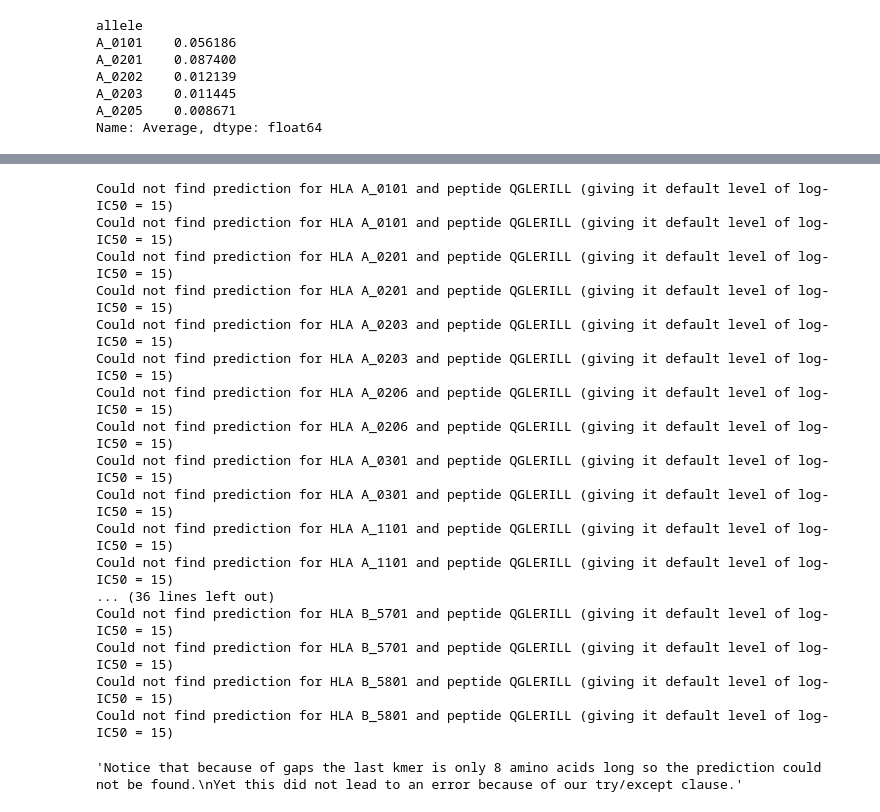
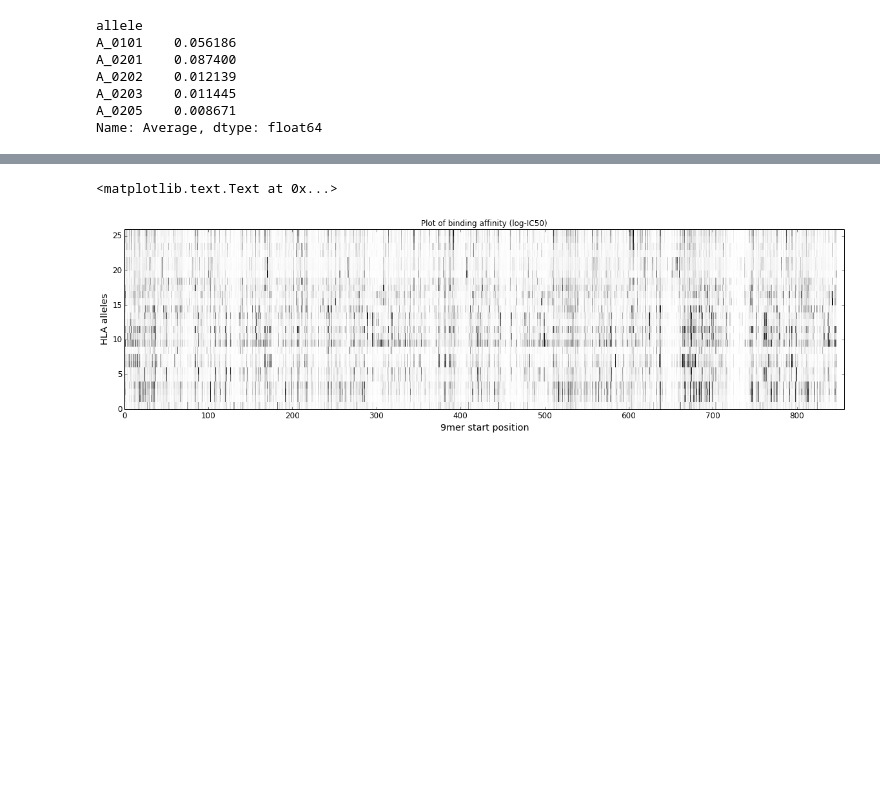
Before and after one commit to agartland/notebooks, a Jupyter notebook: epitope_hotspot.ipynb, the cells around one changed output, grey strips where cells are left out. Saved outputs shown, nothing was run; the diff lists cells and outputs as text; code cells hidden in the pictures; blank space fills up the shorter version.

```diff
--- a/epitope_hotspot.ipynb
+++ b/epitope_hotspot.ipynb
@@ -61,49 +106,39 @@ for k in ba.keys()[:10]:
 # %%
-"""Now create a 2D matrix of binding affinities for the single sequence of shape [Npos x NHLAs]"""
+"""Create a 2D matrix of binding affinities for the single sequence of shape [Npos x NHLAs]"""
 uHLAs = unique(bindingDf.HLA)
 k = 9
-"""Initialize matrix to 15 (not a binder)"""
+"""Initialize matrix to 15 (not a binder): any missing predictions will be counted as non-binders"""
 baMat = 15 * ones((len(seq)-k+1,len(uHLAs)))
 for starti in arange(len(seq)-k+1):
     if not seq[starti] == '-':
-        """If there a gap character at this start position, it is not a valid kmer"""
-        """Grab a "gapless" kmer peptide starting at position starti"""
+        """If there is a gap character at this start position, it is not a valid kmer"""
+        """Grab a "gapless" kmer by starting at position starti and taking k non-gap characters of the str"""
         pep = seq[starti:].replace('-','')[:k]
         for hlai, h in enumerate(uHLAs):
             try:
                 """In python we say "Better to ask forgiveness than permission."
                 This means we will try to get the prediction with key (h,pep)
                 but if it doesn't exist python will generate a KeyError.
                 Rather than halt the program we will "catch" this error,
                 print an error message and move on. """
                 baMat[starti,hlai] = ba[(h,pep)]
             except KeyError:
                 print "Could not find prediction for HLA %s and peptide %s (giving it default level of log-IC50 = 15)" % (h,pep)
 
             """Instead of try/except we could do this (they have the same effect)"""
             if ba.has_key((h,pep)):
                 baMat[starti,hlai] = ba[(h,pep)]
             else:
                 print "Could not find prediction for HLA %s and peptide %s (giving it default level of log-IC50 = 15)" % (h,pep)
-"""Notice that because of gaps the last kmer is only 8 amino acids long so the prediction could not be found.
-Yet this did not lead to an error because of our try/except clause."""
+
+figure(figsize=(20,5))
+pcolor(baMat.T,cmap='gray')
+xlim((0,len(seq)))
+ylim((0,len(uHLAs)))
+ylabel('HLA alleles')
+xlabel('9mer start position')
+title('Plot of binding affinity (log-IC50)')
 # %% [output]
-Could not find prediction for HLA A_0101 and peptide QGLERILL (giving it default level of log-IC50 = 15)
-Could not find prediction for HLA A_0101 and peptide QGLERILL (giving it default level of log-IC50 = 15)
-Could not find prediction for HLA A_0201 and peptide QGLERILL (giving it default level of log-IC50 = 15)
-Could not find prediction for HLA A_0201 and peptide QGLERILL (giving it default level of log-IC50 = 15)
-Could not find prediction for HLA A_0203 and peptide QGLERILL (giving it default level of log-IC50 = 15)
-Could not find prediction for HLA A_0203 and peptide QGLERILL (giving it default level of log-IC50 = 15)
-Could not find prediction for HLA A_0206 and peptide QGLERILL (giving it default level of log-IC50 = 15)
-Could not find prediction for HLA A_0206 and peptide QGLERILL (giving it default level of log-IC50 = 15)
-Could not find prediction for HLA A_0301 and peptide QGLERILL (giving it default level of log-IC50 = 15)
-Could not find prediction for HLA A_0301 and peptide QGLERILL (giving it default level of log-IC50 = 15)
-Could not find prediction for HLA A_1101 and peptide QGLERILL (giving it default level of log-IC50 = 15)
-Could not find prediction for HLA A_1101 and peptide QGLERILL (giving it default level of log-IC50 = 15)
-... (36 lines left out)
-Could not find prediction for HLA B_5701 and peptide QGLERILL (giving it default level of log-IC50 = 15)
-Could not find prediction for HLA B_5701 and peptide QGLERILL (giving it default level of log-IC50 = 15)
-Could not find prediction for HLA B_5801 and peptide QGLERILL (giving it default level of log-IC50 = 15)
-Could not find prediction for HLA B_5801 and peptide QGLERILL (giving it default level of log-IC50 = 15)
+<matplotlib.text.Text at 0x...>
-'Notice that because of gaps the last kmer is only 8 amino acids long so the prediction could not be found.\nYet this did not lead to an error because of our try/except clause.'
+[figure, added]
 # %%
```
Also changed, not shown: parts of 18 cells of this notebook.
